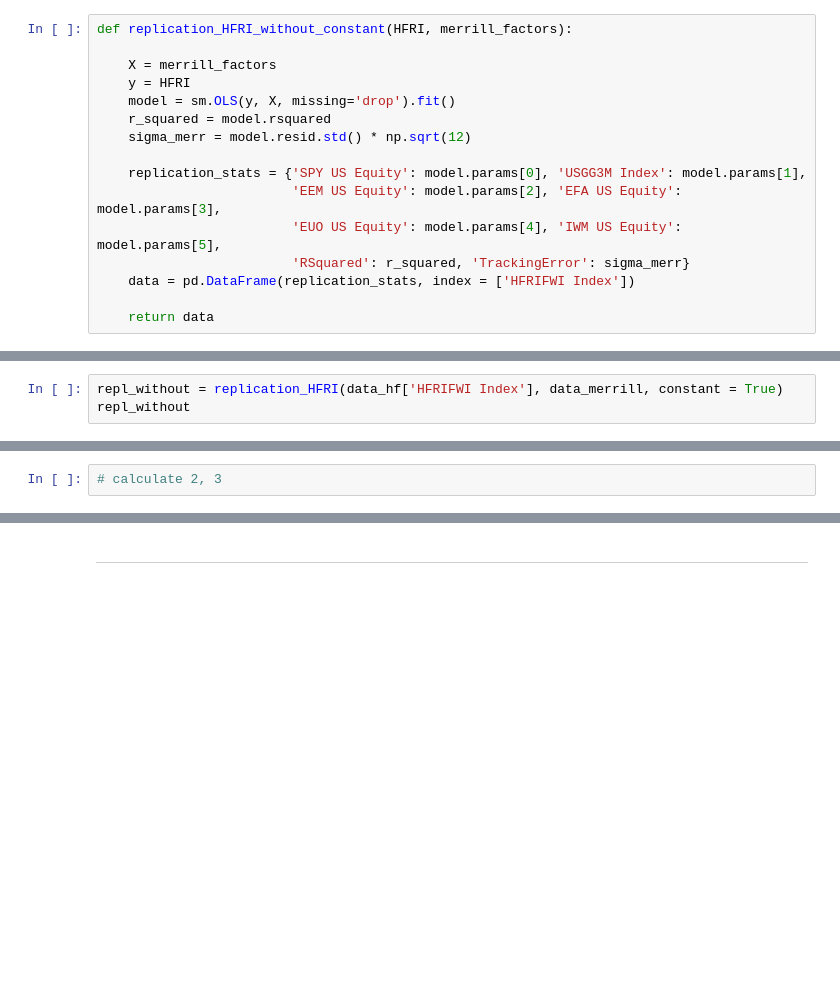
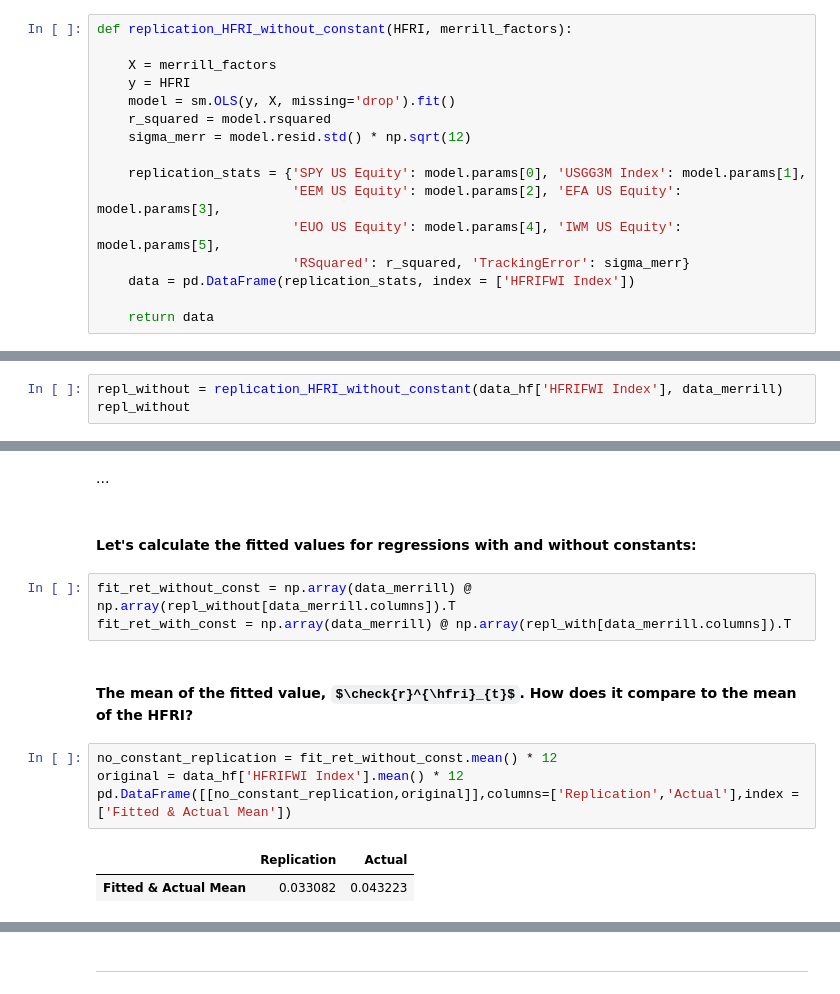
Before and after one commit to sstikhonov/Uchicago_PortfolioRiskManagement, a Jupyter notebook: homework/Homework 2.ipynb, the cells around one changed output, grey strips where cells are left out. Drawn from its saved outputs; the diff is of its cells as text; some formulas as TeX source; blank space fills up the shorter version.

```diff
--- a/homework/Homework 2.ipynb
+++ b/homework/Homework 2.ipynb
@@ -477,0 +476,3 @@ def replication_HFRI_without_constant(HFRI, merrill_factors):
+# %%
+repl_without = replication_HFRI_without_constant(data_hf['HFRIFWI Index'], data_merrill)
+repl_without
@@ -484,3 +487,0 @@ repl_with
-# %%
-repl_without = replication_HFRI(data_hf['HFRIFWI Index'], data_merrill, constant = True)
-repl_without
@@ -490,2 +488,16 @@ repl_without
-# %%
-# calculate 2, 3
+# %% [markdown]
+...
+# %% [markdown]
+#### Let's calculate the fitted values for regressions with and without constants:
+# %%
+fit_ret_without_const = np.array(data_merrill) @ np.array(repl_without[data_merrill.columns]).T
+fit_ret_with_const = np.array(data_merrill) @ np.array(repl_with[data_merrill.columns]).T
+# %% [markdown]
+#### The mean of the fitted value, $\check{r}^{\hfri}_{t}$. How does it compare to the mean of the HFRI?
+# %%
+no_constant_replication = fit_ret_without_const.mean() * 12
+original = data_hf['HFRIFWI Index'].mean() * 12
+pd.DataFrame([[no_constant_replication,original]],columns=['Replication','Actual'],index = ['Fitted & Actual Mean'])
+# %% [output]
+|  | Replication | Actual |
+| Fitted & Actual Mean | 0.033082 | 0.043223 |
```
Also changed, not shown: parts of 17 cells of this notebook.
